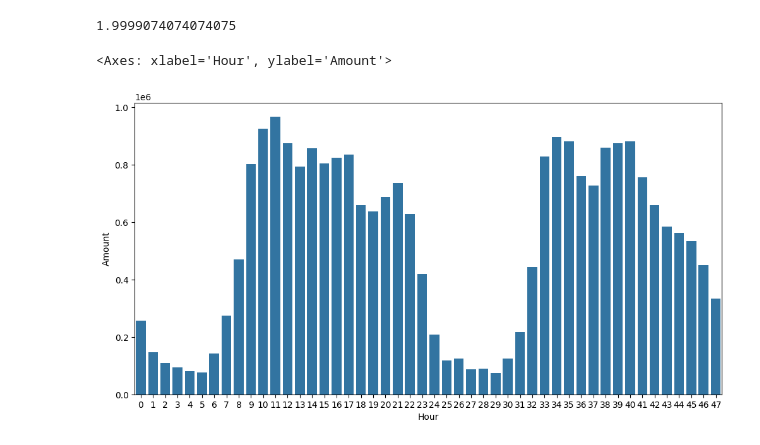
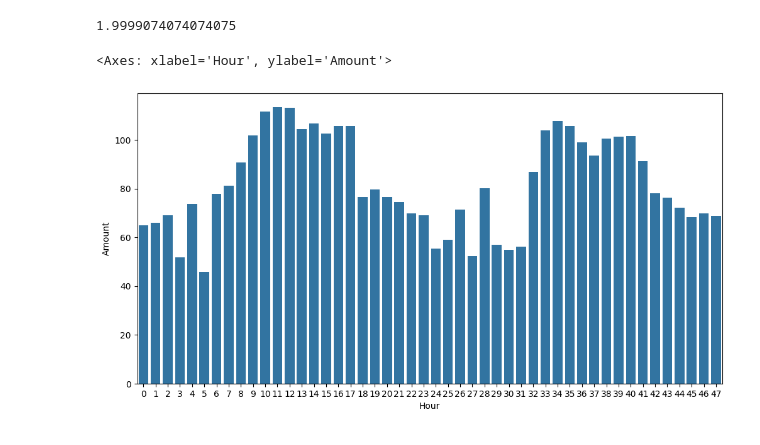
Before and after one commit to ij451r/Kaggle-Notebooks, a Jupyter notebook: creditcardfraud.ipynb, the cells around one changed output. Saved outputs shown, nothing was run; the diff lists cells and outputs as text; code cells hidden in the pictures.

Commit message:
CreditCardFraud

```diff
--- a/creditcardfraud.ipynb
+++ b/creditcardfraud.ipynb
@@ -173,12 +186,14 @@ fraud_df.Time.iloc[-1]/(60*60*24)
 # %% [output]
 1.9999074074074075
 # %%
+# we cannot assume that a transaction associates with a particular day
+# 60 x 60 x 24 = 1day as the data only spans for 2 days
 fraud_df_copy = fraud_df
 fraud_df_copy['Hour'] = fraud_df['Time'].apply(lambda x: x//3600)
-fraud_df_copy = fraud_df_copy.groupby('Hour')['Amount'].sum().reset_index()
+fraud_df_copy = fraud_df_copy.groupby('Hour')['Amount'].mean().reset_index()
 fraud_df_copy['Hour'] = fraud_df_copy['Hour'].astype(int)
 plt.figure(figsize=(12, 6))
 sns.barplot(data=fraud_df_copy, x='Hour', y='Amount')
 # %% [output]
 <Axes: xlabel='Hour', ylabel='Amount'>
-[figure, old version]
+[figure, new version]
```
Also changed, not shown: parts of 45 cells of this notebook.
